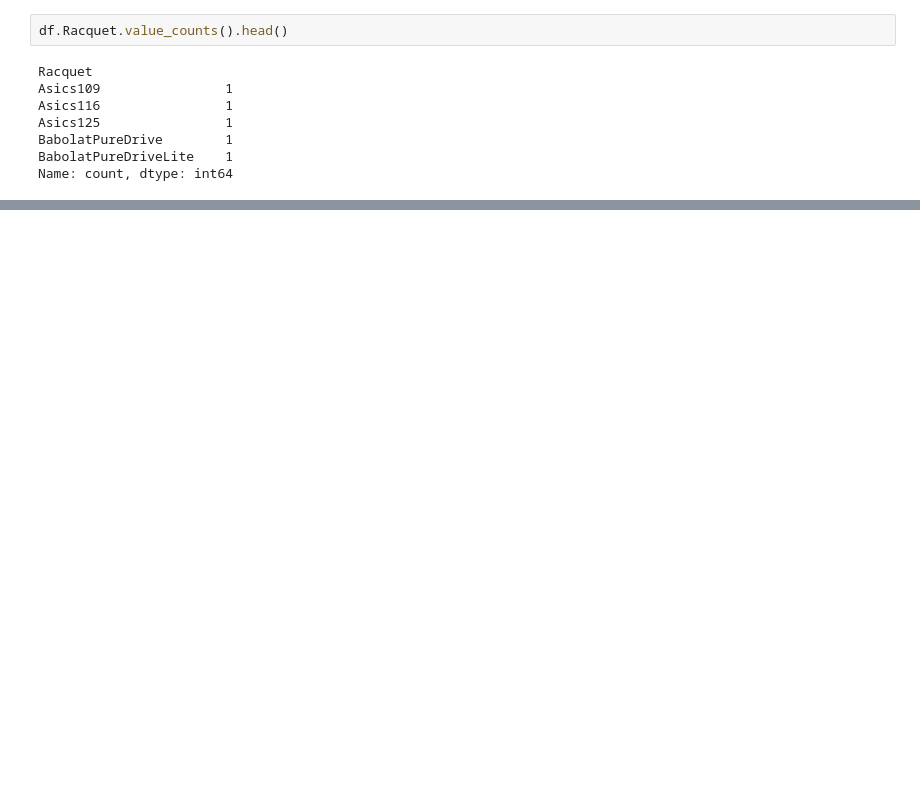
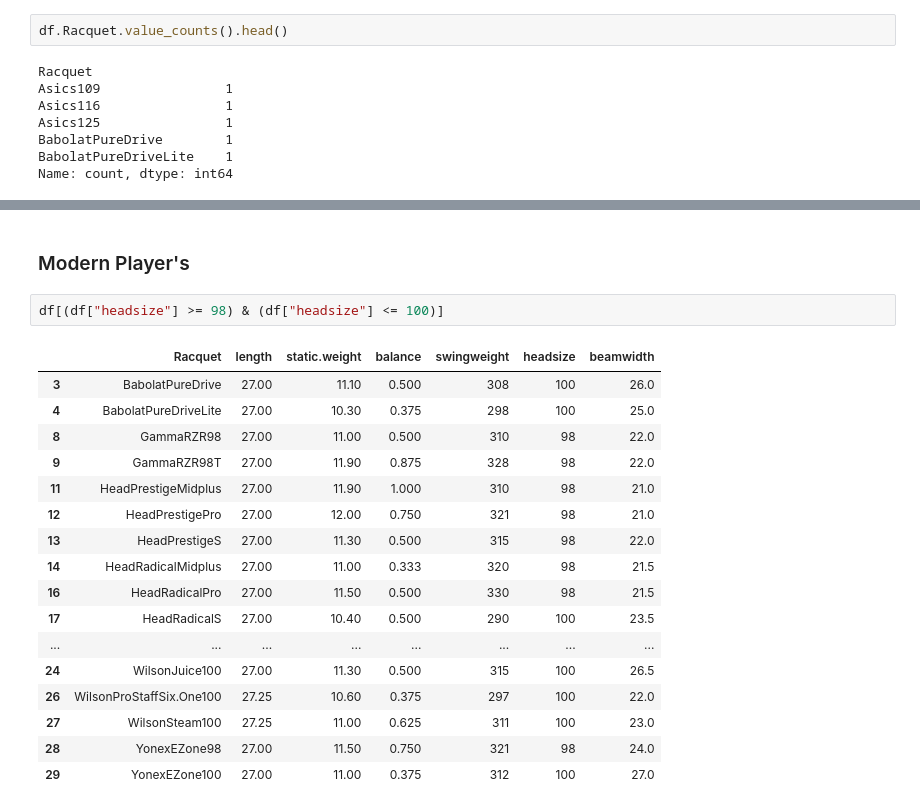
Before and after one commit to eagereconomist/kmeans, a Jupyter notebook: notebooks/tennis_racquet_eda.ipynb, the cells around one changed output, grey strips where cells are left out. Drawn from its saved outputs; the diff is of its cells as text; blank space fills up the shorter version.

```diff
--- a/notebooks/tennis_racquet_eda.ipynb
+++ b/notebooks/tennis_racquet_eda.ipynb
@@ -176,0 +286,22 @@ print(beginner)
+# %% [markdown]
+### Modern Player's
+# %%
+df[(df["headsize"] >= 98) & (df["headsize"] <= 100)]
+# %% [output]
+|  | Racquet | length | static.weight | balance | swingweight | headsize | beamwidth |
+| 3 | BabolatPureDrive | 27.00 | 11.10 | 0.500 | 308 | 100 | 26.0 |
+| 4 | BabolatPureDriveLite | 27.00 | 10.30 | 0.375 | 298 | 100 | 25.0 |
+| 8 | GammaRZR98 | 27.00 | 11.00 | 0.500 | 310 | 98 | 22.0 |
+| 9 | GammaRZR98T | 27.00 | 11.90 | 0.875 | 328 | 98 | 22.0 |
+| 11 | HeadPrestigeMidplus | 27.00 | 11.90 | 1.000 | 310 | 98 | 21.0 |
+| 12 | HeadPrestigePro | 27.00 | 12.00 | 0.750 | 321 | 98 | 21.0 |
+| 13 | HeadPrestigeS | 27.00 | 11.30 | 0.500 | 315 | 98 | 22.0 |
+| 14 | HeadRadicalMidplus | 27.00 | 11.00 | 0.333 | 320 | 98 | 21.5 |
+| 16 | HeadRadicalPro | 27.00 | 11.50 | 0.500 | 330 | 98 | 21.5 |
+| 17 | HeadRadicalS | 27.00 | 10.40 | 0.500 | 290 | 100 | 23.5 |
+| ... | ... | ... | ... | ... | ... | ... | ... |
+| 24 | WilsonJuice100 | 27.00 | 11.30 | 0.500 | 315 | 100 | 26.5 |
+| 26 | WilsonProStaffSix.One100 | 27.25 | 10.60 | 0.375 | 297 | 100 | 22.0 |
+| 27 | WilsonSteam100 | 27.25 | 11.00 | 0.625 | 311 | 100 | 23.0 |
+| 28 | YonexEZone98 | 27.00 | 11.50 | 0.750 | 321 | 98 | 24.0 |
+| 29 | YonexEZone100 | 27.00 | 11.00 | 0.375 | 312 | 100 | 27.0 |
```
Also changed, not shown: parts of 50 cells of this notebook.
